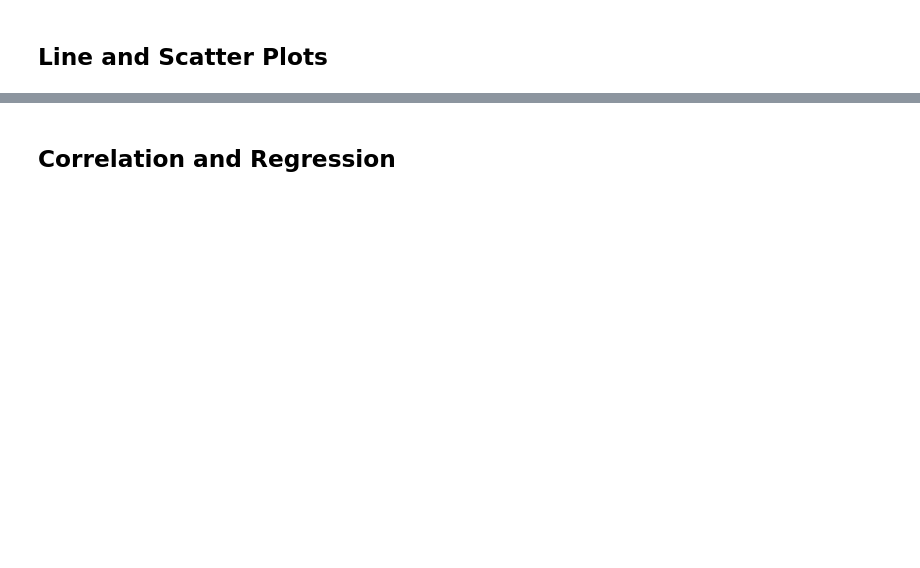
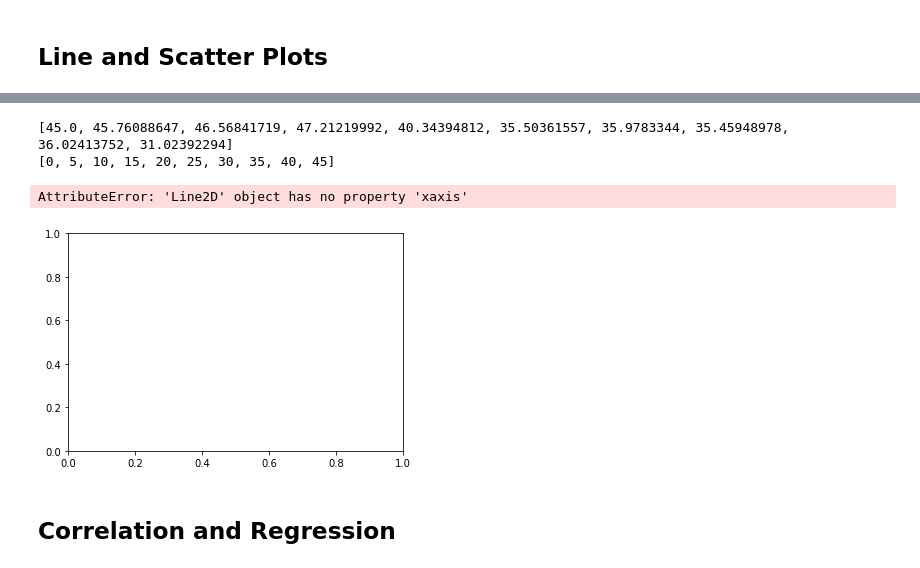
Before and after one commit to Witwer93/matplotlib-pymaceuticals, a Jupyter notebook: pymaceuticals.ipynb, the cells around one changed output, grey strips where cells are left out. Saved outputs shown, nothing was run; the diff lists cells and outputs as text; code cells hidden in the pictures; blank space fills up the shorter version.

```diff
--- a/pymaceuticals.ipynb
+++ b/pymaceuticals.ipynb
@@ -257,3 +258,8 @@ merge_df
 ## Line and Scatter Plots
 # %%
 # Generate a line plot of tumor volume vs. time point for a mouse treated with Capomulin
+capo_df = pd.DataFrame(clean_df.set_index('Drug Regimen'))
+
+capo_df = capo_df.loc['Capomulin']
+capo_mouse = pd.DataFrame(clean_df.set_index('Mouse ID'))
+capo_mouse = capo_mouse.loc['u364']
@@ -260,3 +275,16 @@ merge_df
+# %%
+
+capo_tumor_vol = list(capo_mouse['Tumor Volume (mm3)'])
+print(capo_tumor_vol)
+capo_timepoint = [0, 5, 10, 15, 20, 25, 30, 35, 40, 45]
+print(capo_timepoint)
+capo_plot, = plt.plot(capo_timepoint, capo_tumor_vol, color="blue", xaxis='Timepoint (days)')
+plt.legend()
+# %% [output]
+[45.0, 45.76088647, 46.56841719, 47.21219992, 40.34394812, 35.50361557, 35.9783344, 35.45948978, 36.02413752, 31.02392294]
+[0, 5, 10, 15, 20, 25, 30, 35, 40, 45]
+AttributeError: 'Line2D' object has no property 'xaxis'
+[figure, added]
 # %%
 # Generate a scatter plot of average tumor volume vs. mouse weight for the Capomulin regimen
 # %% [markdown]
```
Also changed, not shown: parts of 3 cells of this notebook.
